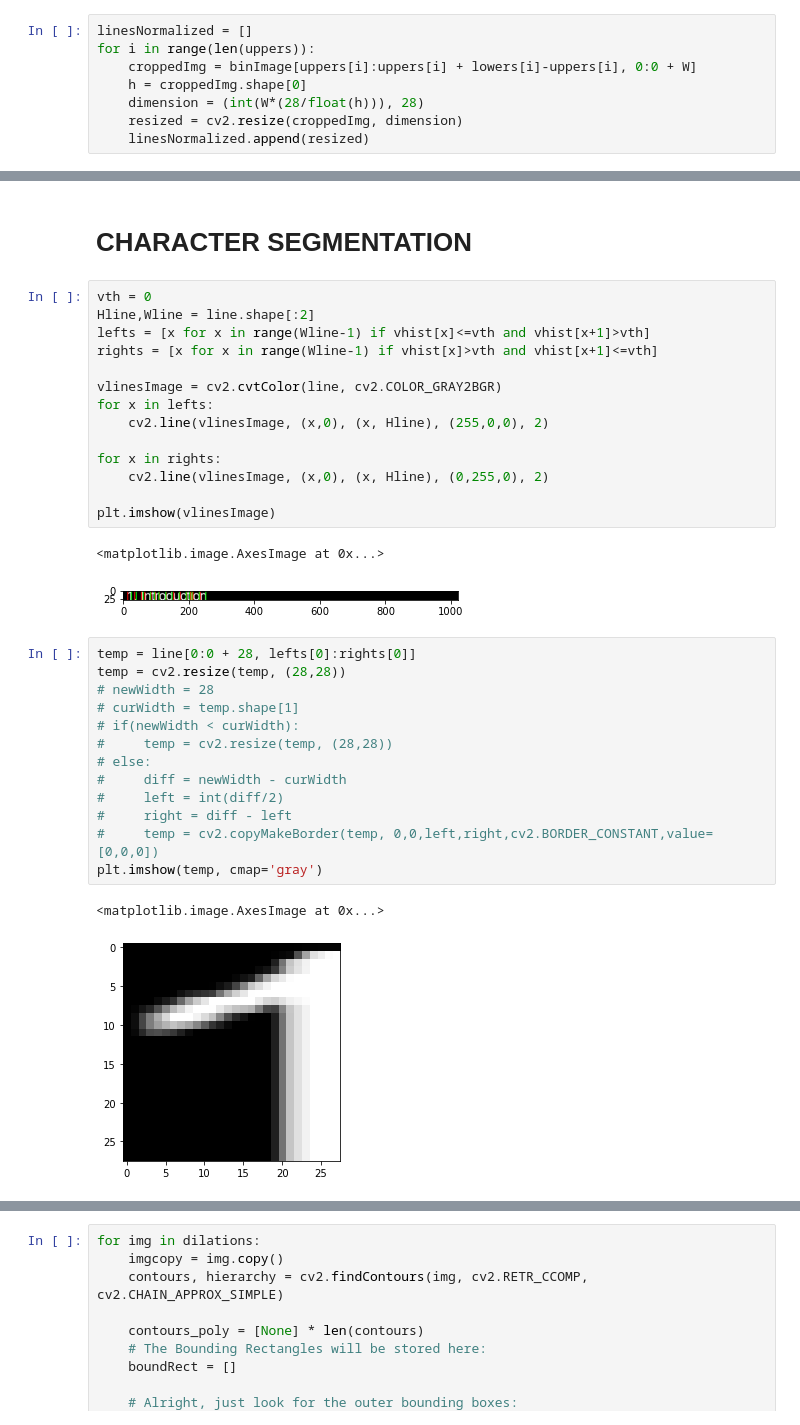
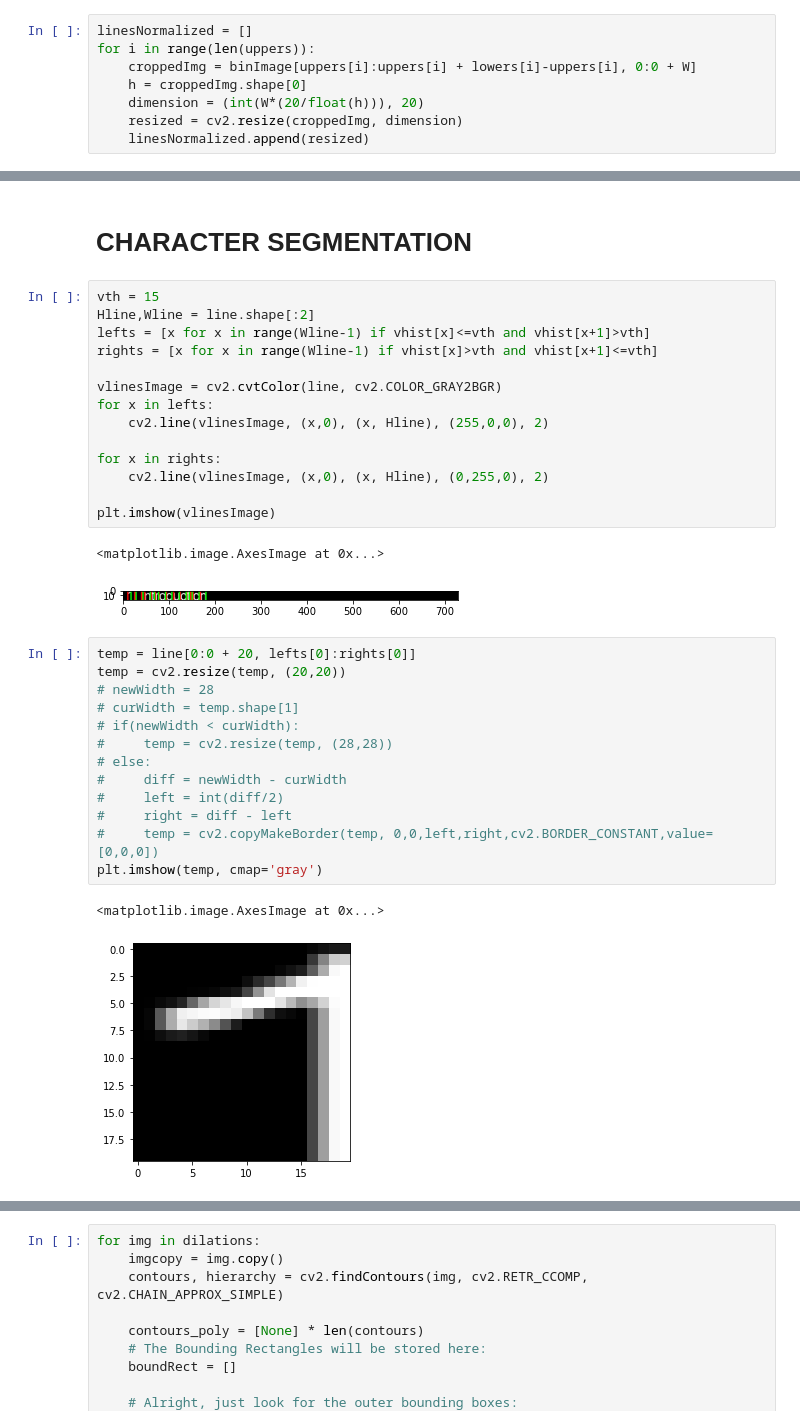
Before and after one commit to DivyanshFalodiya/text-detection-and-translation, a Jupyter notebook: Preprocess_Segmentation.ipynb, the cells around one changed output, grey strips where cells are left out. Saved outputs shown, nothing was run; the diff lists cells and outputs as text.

```diff
--- a/Preprocess_Segmentation.ipynb
+++ b/Preprocess_Segmentation.ipynb
@@ -59,7 +59,7 @@ linesNormalized = []
 for i in range(len(uppers)):
     croppedImg = binImage[uppers[i]:uppers[i] + lowers[i]-uppers[i], 0:0 + W]
     h = croppedImg.shape[0]
-    dimension = (int(W*(28/float(h))), 28)
+    dimension = (int(W*(20/float(h))), 20)
     resized = cv2.resize(croppedImg, dimension)
     linesNormalized.append(resized)
 # %%
@@ -79,7 +79,7 @@ plt.plot(vhist)
 # %% [markdown]
 # CHARACTER SEGMENTATION
 # %%
-vth = 0
+vth = 15
 Hline,Wline = line.shape[:2]
 lefts = [x for x in range(Wline-1) if vhist[x]<=vth and vhist[x+1]>vth]
 rights = [x for x in range(Wline-1) if vhist[x]>vth and vhist[x+1]<=vth]
@@ -94,22 +94,22 @@ for x in rights:
 plt.imshow(vlinesImage)
 # %% [output]
 <matplotlib.image.AxesImage at 0x...>
-[figure, old version]
+[figure, new version]
 # %%
-temp = line[0:0 + 28, lefts[0]:rights[0]]
-temp = cv2.resize(temp, (28,28))
+temp = line[0:0 + 20, lefts[0]:rights[0]]
+temp = cv2.resize(temp, (20,20))
 # newWidth = 28
 # curWidth = temp.shape[1]
 # if(newWidth < curWidth):
 #     temp = cv2.resize(temp, (28,28))
 # else:
 #     diff = newWidth - curWidth
 #     left = int(diff/2)
 #     right = diff - left
 #     temp = cv2.copyMakeBorder(temp, 0,0,left,right,cv2.BORDER_CONSTANT,value=[0,0,0])
 plt.imshow(temp, cmap='gray')
 # %% [output]
 <matplotlib.image.AxesImage at 0x...>
-[figure, old version]
+[figure, new version]
 # %%
 from tensorflow.keras.models import load_model
```
Also changed, not shown: parts of 5 cells of this notebook.
